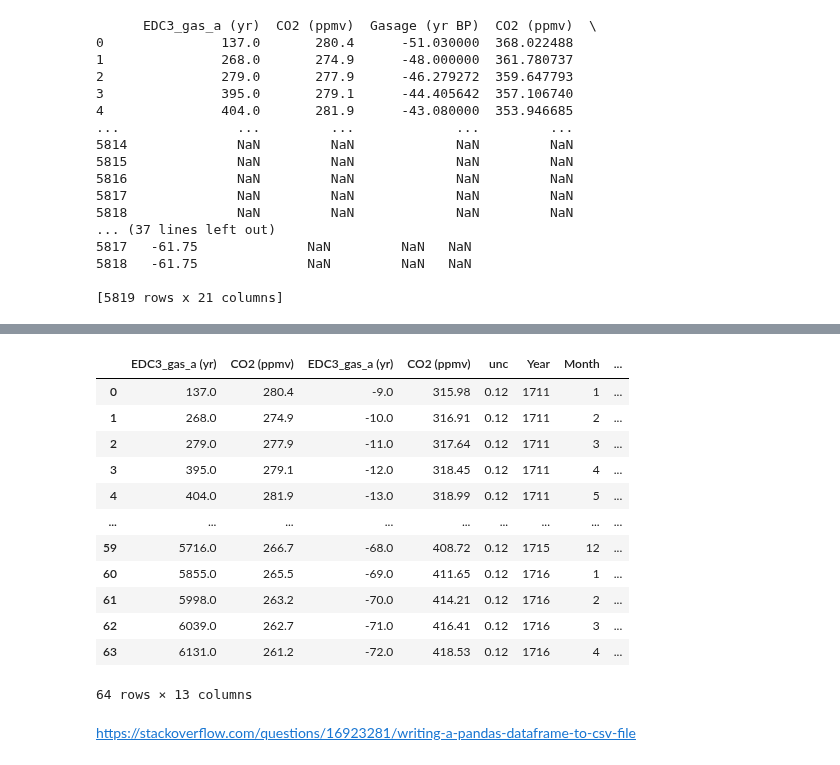
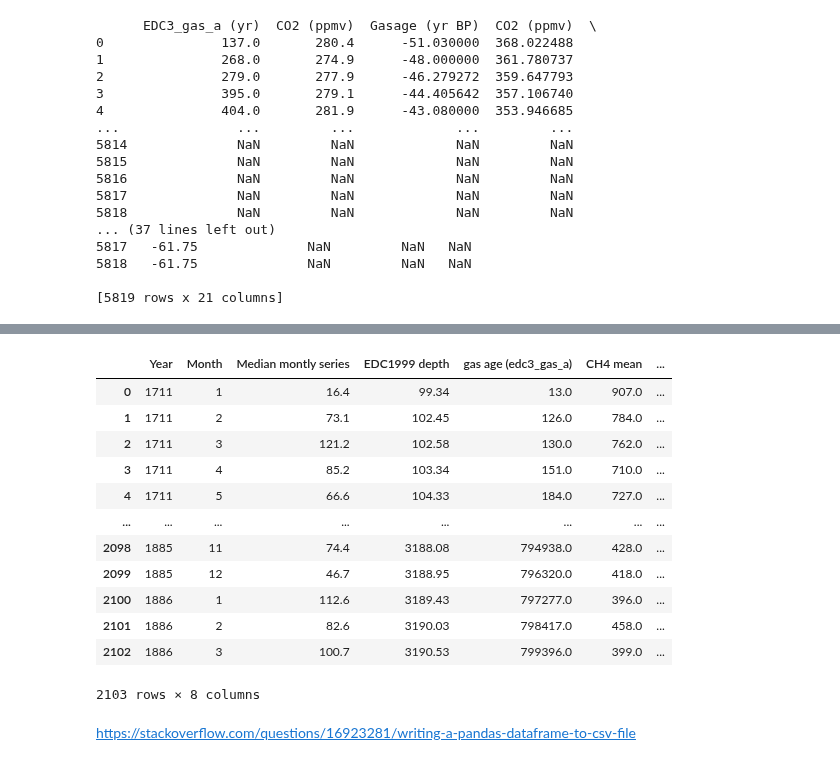
Before and after one commit to dectan/Programming-for-Data-Analysis-Project-2, a Jupyter notebook: test3.ipynb, the cells around one changed output, grey strips where cells are left out. Drawn from its saved outputs; the diff is of its cells as text; code cells hidden in the pictures.

```diff
--- a/test3.ipynb
+++ b/test3.ipynb
@@ -554,4 +513,4 @@ json_str = result.to_csv()
 with open('data.json', 'w') as f:
     json.dump(json_str, f)
 # %%
-merged1 = pd.concat([md,df16,df17],axis =1)
+co2_nature_mauna_loa1 = pd.concat([df16,df17],axis =1)
@@ -560,19 +517,21 @@ merged1=merged1.dropna()
-# %%
-merged1
-# %% [output]
-|  | EDC3_gas_a (yr) | CO2 (ppmv) | EDC3_gas_a (yr) | CO2 (ppmv) | unc | Year | Month | ... |
-| 0 | 137.0 | 280.4 | -9.0 | 315.98 | 0.12 | 1711 | 1 | ... |
-| 1 | 268.0 | 274.9 | -10.0 | 316.91 | 0.12 | 1711 | 2 | ... |
-| 2 | 279.0 | 277.9 | -11.0 | 317.64 | 0.12 | 1711 | 3 | ... |
-| 3 | 395.0 | 279.1 | -12.0 | 318.45 | 0.12 | 1711 | 4 | ... |
-| 4 | 404.0 | 281.9 | -13.0 | 318.99 | 0.12 | 1711 | 5 | ... |
-| ... | ... | ... | ... | ... | ... | ... | ... | ... |
-| 59 | 5716.0 | 266.7 | -68.0 | 408.72 | 0.12 | 1715 | 12 | ... |
-| 60 | 5855.0 | 265.5 | -69.0 | 411.65 | 0.12 | 1716 | 1 | ... |
-| 61 | 5998.0 | 263.2 | -70.0 | 414.21 | 0.12 | 1716 | 2 | ... |
-| 62 | 6039.0 | 262.7 | -71.0 | 416.41 | 0.12 | 1716 | 3 | ... |
-| 63 | 6131.0 | 261.2 | -72.0 | 418.53 | 0.12 | 1716 | 4 | ... |
-64 rows × 13 columns
+# %%
+co2_nature_mauna_loa1=co2_nature_mauna_loa1.dropna()
+# %%
+co2_nature_mauna_loa1
+# %% [output]
+|  | Year | Month | Median montly series | EDC1999 depth | gas age (edc3_gas_a) | CH4 mean | ... |
+| 0 | 1711 | 1 | 16.4 | 99.34 | 13.0 | 907.0 | ... |
+| 1 | 1711 | 2 | 73.1 | 102.45 | 126.0 | 784.0 | ... |
+| 2 | 1711 | 3 | 121.2 | 102.58 | 130.0 | 762.0 | ... |
+| 3 | 1711 | 4 | 85.2 | 103.34 | 151.0 | 710.0 | ... |
+| 4 | 1711 | 5 | 66.6 | 104.33 | 184.0 | 727.0 | ... |
+| ... | ... | ... | ... | ... | ... | ... | ... |
+| 2098 | 1885 | 11 | 74.4 | 3188.08 | 794938.0 | 428.0 | ... |
+| 2099 | 1885 | 12 | 46.7 | 3188.95 | 796320.0 | 418.0 | ... |
+| 2100 | 1886 | 1 | 112.6 | 3189.43 | 797277.0 | 396.0 | ... |
+| 2101 | 1886 | 2 | 82.6 | 3190.03 | 798417.0 | 458.0 | ... |
+| 2102 | 1886 | 3 | 100.7 | 3190.53 | 799396.0 | 399.0 | ... |
+2103 rows × 8 columns
 # %%
 # #https://stackoverflow.com/questions/34926517/stop-sys-stdout-from-writing-to-a-text-file
 # %% [markdown]
```
Also changed, not shown: parts of 61 cells of this notebook, 1 other file.
